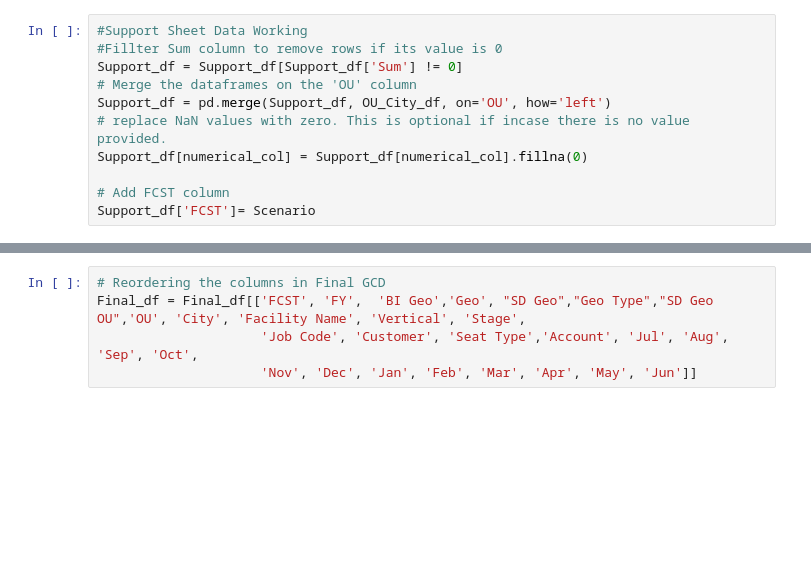
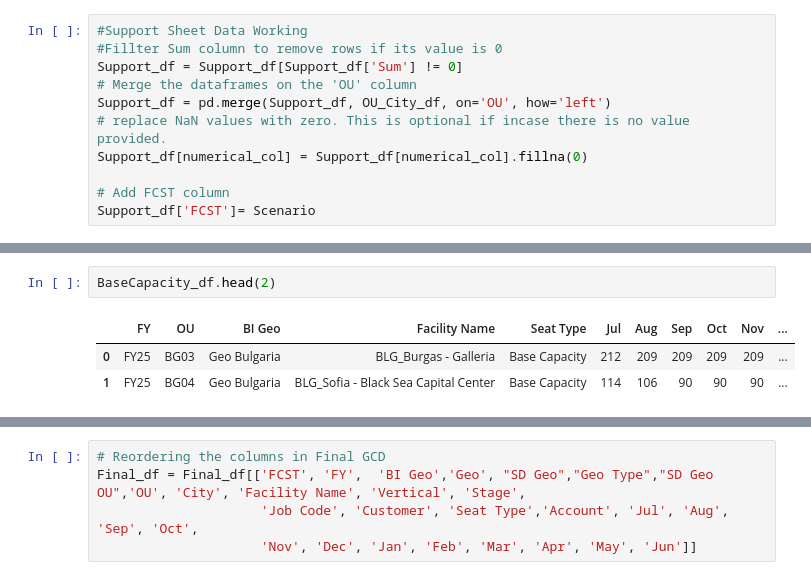
Before and after one commit to FameZeeshan/Advanced-GCD, a Jupyter notebook: main.ipynb, the cells around one changed output, grey strips where cells are left out. Drawn from its saved outputs; the diff is of its cells as text; blank space fills up the shorter version.

```diff
--- a/main.ipynb
+++ b/main.ipynb
@@ -313,0 +401,6 @@ PC_df
+# %%
+BaseCapacity_df.head(2)
+# %% [output]
+|  | FY | OU | BI Geo | Facility Name | Seat Type | Jul | Aug | Sep | Oct | Nov | ... |
+| 0 | FY25 | BG03 | Geo Bulgaria | BLG_Burgas - Galleria | Base Capacity | 212 | 209 | 209 | 209 | 209 | ... |
+| 1 | FY25 | BG04 | Geo Bulgaria | BLG_Sofia - Black Sea Capital Center | Base Capacity | 114 | 106 | 90 | 90 | 90 | ... |
```
Also changed, not shown: parts of 20 cells of this notebook, 4 other files.
